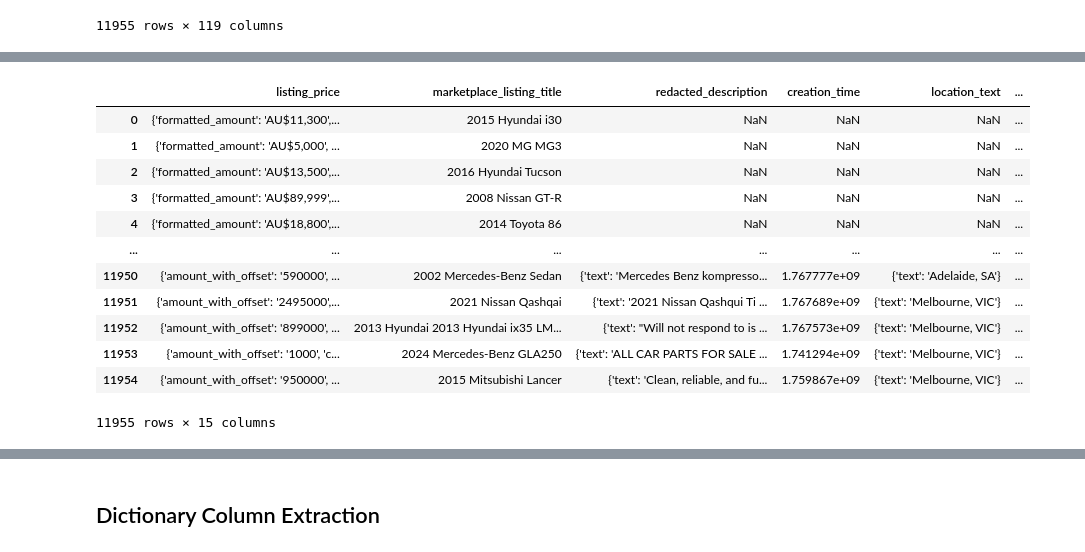
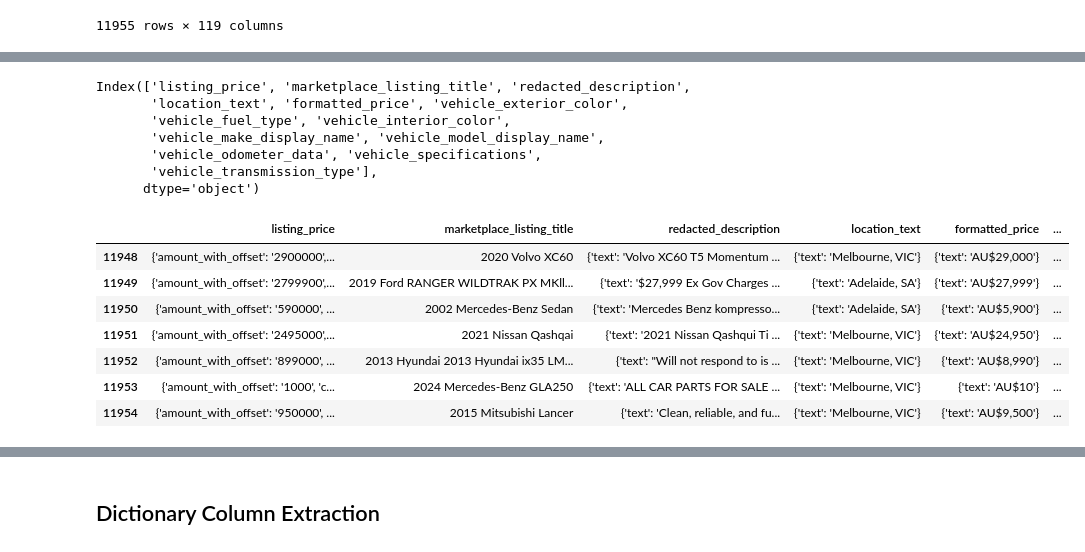
Before and after one commit to Andresanalyst1/ML-Australian-Car-Market, a Jupyter notebook: data_preprocessing.ipynb, the cells around one changed output, grey strips where cells are left out. Cells and saved outputs as stored; diff of their text form; code cells hidden in the pictures.

```diff
--- a/data_preprocessing.ipynb
+++ b/data_preprocessing.ipynb
@@ -72,6 +34,0 @@ columns_to_drop = [col for col in columns_to_drop if col not in ["condition"]]
-# %%
-no_use_cols = ["listing_photos","commerce_badges_info",
-              "custom_title","listingUrl","inputUrl",
-               "if_viewer_is_buyer","vehicle_features"]
-finl_no_use_cols = no_use_cols + columns_to_drop
-df.drop(finl_no_use_cols,axis=1,inplace=True)
@@ -113,2 +34,0 @@ cols = ["location","location_vanity_or_id","product_item",
-# %%
-df.drop(cols,axis=1,inplace=True)
@@ -135,0 +35,6 @@ df.drop(cols,axis=1,inplace=True)
+# %%
+#checking cols that have all null values in it
+all_null_cols_mask = df.isnull().all()
+cols_with_all_nulls = df.columns[all_null_cols_mask].tolist()
+print(cols_with_all_nulls)
+df.drop(cols_with_all_nulls,axis=1,inplace=True)
@@ -136,16 +163,46 @@ df.drop(cols,axis=1,inplace=True)
+# %%
+cols_to_remove = ['strikethrough_price', 'inventory_count', 'legal_reporting_cta_type',
+        'legal_reporting_uri', 'seller_cms', 'vehicle_condition', 'vehicle_is_paid_off',
+        'vehicle_number_of_owners', 'vehicle_title_status', 'vehicle_trim_display_name',
+        'listing_address', 'seller_phone_number', 'dealership_name', 'id', 'primary_listing_photo',
+        'is_hidden', 'is_live', 'is_pending', 'is_sold','is_viewer_seller', 'marketplace_listing_category_id',
+       'delivery_types',"listing_photos","commerce_badges_info","custom_title","listingUrl","inputUrl",
+        "if_viewer_is_buyer","vehicle_features","location","location_vanity_or_id","product_item",
+        "cross_post_info","hidden_from_friends","reportable_ent_id",
+        "primary_mp_ent","logging_id","share_uri",
+        "custom_sub_titles_with_rendering_flags","vehicle_number_of_owners","condition", 'creation_time',
+        'listing_inventory_type', 'messaging_enabled', 'listing_is_rejected',
+       'is_checkout_enabled', 'is_draft', 'can_seller_edit', 'can_share',
+       'can_seller_change_availability', 'is_on_marketplace',
+       'messagingEnabled', 'has_children', 'c2c_shipping_eligible',
+       'is_shipping_offered', 'order_summaries',
+       'should_hide_pdp_shipping_content', 'is_seller_business_onboarded',
+       'is_buy_now_enabled', 'is_purchase_protected',
+       'can_buyer_make_checkout_offer', 'is_cart_enabled',
+       'all_message_threads', 'should_show_txn_survey_on_mas',
+       'sweepstake_enabled', 'sweepstake_status', 'fi_enhanced_appeal_data',
+       'listing_seller_notices', 'is_email_communication_enabled','attribute_data',
+       'origin_target', 'shipping_offered', 'pre_recorded_videos','vehicle_seller_type']
+
+df.drop(cols_to_remove,axis=1,inplace=True)
+# %%
+df.columns
+# %% [output]
+Index(['listing_price', 'marketplace_listing_title', 'redacted_description',
+       'location_text', 'formatted_price', 'vehicle_exterior_color',
+       'vehicle_fuel_type', 'vehicle_interior_color',
+       'vehicle_make_display_name', 'vehicle_model_display_name',
+       'vehicle_odometer_data', 'vehicle_specifications',
+       'vehicle_transmission_type'],
+      dtype='object')
 # %%
-df
+df.tail(7)
 # %% [output]
-|  | listing_price | marketplace_listing_title | redacted_description | creation_time | location_text | ... |
-| 0 | {'formatted_amount': 'AU$11,300',... | 2015 Hyundai i30 | NaN | NaN | NaN | ... |
-| 1 | {'formatted_amount': 'AU$5,000', ... | 2020 MG MG3 | NaN | NaN | NaN | ... |
-| 2 | {'formatted_amount': 'AU$13,500',... | 2016 Hyundai Tucson | NaN | NaN | NaN | ... |
-| 3 | {'formatted_amount': 'AU$89,999',... | 2008 Nissan GT-R | NaN | NaN | NaN | ... |
-| 4 | {'formatted_amount': 'AU$18,800',... | 2014 Toyota 86 | NaN | NaN | NaN | ... |
-| ... | ... | ... | ... | ... | ... | ... |
-| 11950 | {'amount_with_offset': '590000', ... | 2002 Mercedes-Benz Sedan | {'text': 'Mercedes Benz kompresso... | 1.767777e+09 | {'text': 'Adelaide, SA'} | ... |
-| 11951 | {'amount_with_offset': '2495000',... | 2021 Nissan Qashqai | {'text': '2021 Nissan Qashqui Ti ... | 1.767689e+09 | {'text': 'Melbourne, VIC'} | ... |
-| 11952 | {'amount_with_offset': '899000', ... | 2013 Hyundai 2013 Hyundai ix35 LM... | {'text': "Will not respond to is ... | 1.767573e+09 | {'text': 'Melbourne, VIC'} | ... |
-| 11953 | {'amount_with_offset': '1000', 'c... | 2024 Mercedes-Benz GLA250 | {'text': 'ALL CAR PARTS FOR SALE ... | 1.741294e+09 | {'text': 'Melbourne, VIC'} | ... |
-| 11954 | {'amount_with_offset': '950000', ... | 2015 Mitsubishi Lancer | {'text': 'Clean, reliable, and fu... | 1.759867e+09 | {'text': 'Melbourne, VIC'} | ... |
+|  | listing_price | marketplace_listing_title | redacted_description | location_text | formatted_price | ... |
+| 11948 | {'amount_with_offset': '2900000',... | 2020 Volvo XC60 | {'text': 'Volvo XC60 T5 Momentum ... | {'text': 'Melbourne, VIC'} | {'text': 'AU$29,000'} | ... |
+| 11949 | {'amount_with_offset': '2799900',... | 2019 Ford RANGER WILDTRAK PX MKll... | {'text': '$27,999 Ex Gov Charges ... | {'text': 'Adelaide, SA'} | {'text': 'AU$27,999'} | ... |
+| 11950 | {'amount_with_offset': '590000', ... | 2002 Mercedes-Benz Sedan | {'text': 'Mercedes Benz kompresso... | {'text': 'Adelaide, SA'} | {'text': 'AU$5,900'} | ... |
+| 11951 | {'amount_with_offset': '2495000',... | 2021 Nissan Qashqai | {'text': '2021 Nissan Qashqui Ti ... | {'text': 'Melbourne, VIC'} | {'text': 'AU$24,950'} | ... |
+| 11952 | {'amount_with_offset': '899000', ... | 2013 Hyundai 2013 Hyundai ix35 LM... | {'text': "Will not respond to is ... | {'text': 'Melbourne, VIC'} | {'text': 'AU$8,990'} | ... |
+| 11953 | {'amount_with_offset': '1000', 'c... | 2024 Mercedes-Benz GLA250 | {'text': 'ALL CAR PARTS FOR SALE ... | {'text': 'Melbourne, VIC'} | {'text': 'AU$10'} | ... |
+| 11954 | {'amount_with_offset': '950000', ... | 2015 Mitsubishi Lancer | {'text': 'Clean, reliable, and fu... | {'text': 'Melbourne, VIC'} | {'text': 'AU$9,500'} | ... |
-11955 rows × 15 columns
```
Also changed, not shown: parts of 33 cells of this notebook, 1 other file.
